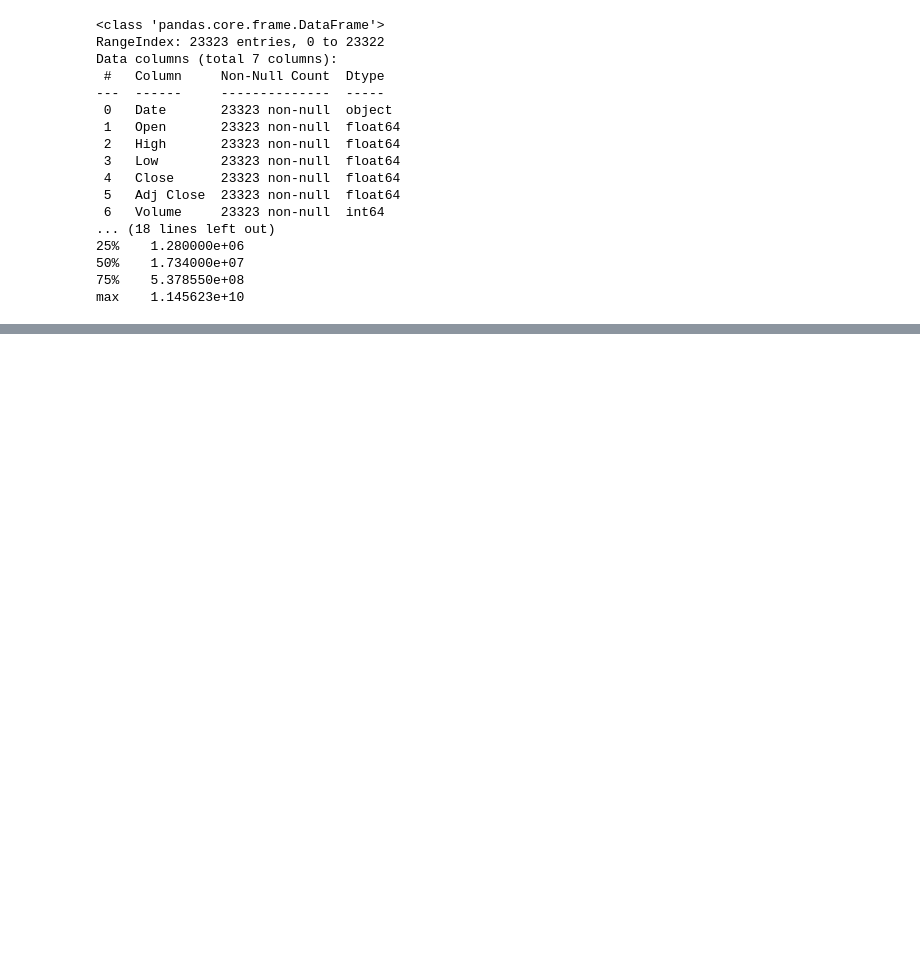
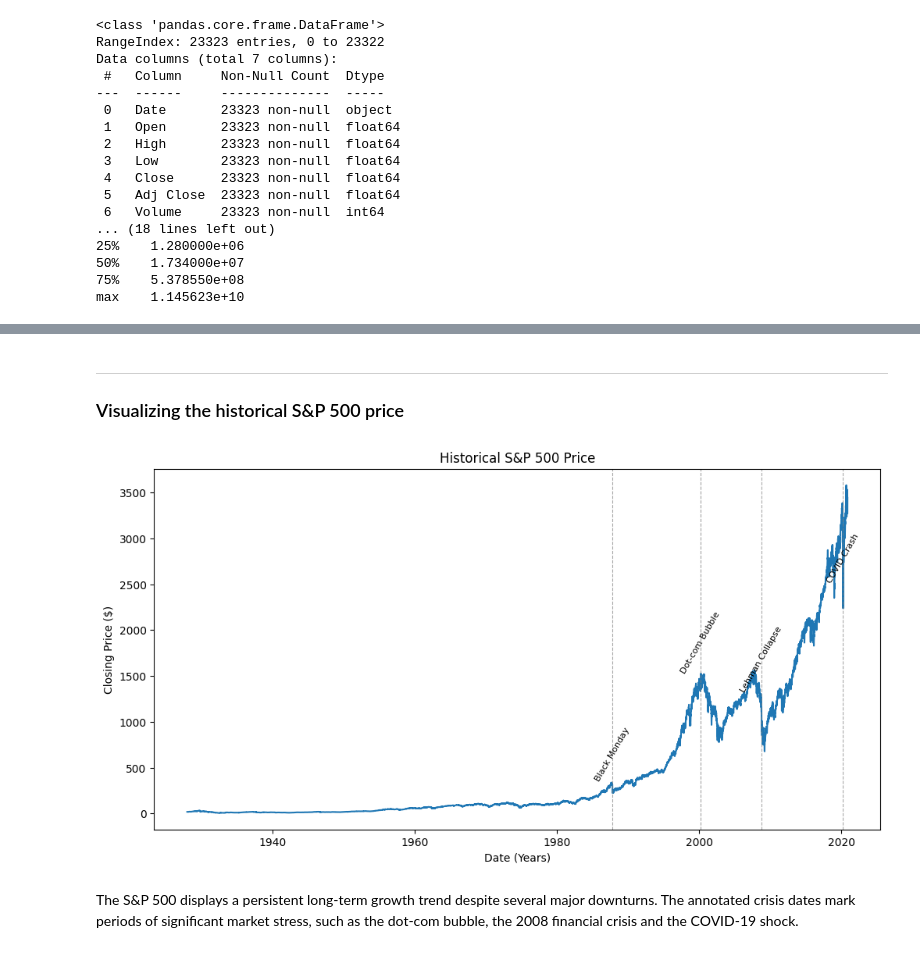
Before and after one commit to Pablo-Mateu/sp500-market-regimes, a Jupyter notebook: notebooks/EDA.ipynb, the cells around one changed output, grey strips where cells are left out. Drawn from its saved outputs; the diff is of its cells as text; code cells hidden in the pictures; blank space fills up the shorter version.

```diff
--- a/notebooks/EDA.ipynb
+++ b/notebooks/EDA.ipynb
@@ -57,0 +64,3 @@ max    1.145623e+10
+# %%
+df["Date"] = pd.to_datetime(df["Date"])
+df["Date"].is_monotonic_increasing
@@ -57,0 +71,3 @@ max    1.145623e+10
+# %%
+df = df.set_index("Date")
+df.head()
@@ -57,0 +82,53 @@ max    1.145623e+10
+# %% [markdown]
+---
+
+### Visualizing the historical S&P 500 price
+# %%
+import matplotlib.pyplot as plt
+
+COLORS = {
+    "price": "#1f77b4",
+    "volume": "#7f7f7f",
+    "returns": "#2ca02c",
+    "volatility": "#d62728"
+}
+
+crisis_dates = [
+    ("1987-10-19", "Black Monday"),
+    ("2000-03-10", "Dot-com Bubble"),
+    ("2008-09-15", "Lehman Collapse"),
+    ("2020-03-16", "COVID Crash"),
+]
+
+fig, ax = plt.subplots(figsize=(12, 6))
+
+ax.plot(df.index, df["Close"], color=COLORS["price"])
+
+for date_str, label in crisis_dates:
+
+    date = pd.to_datetime(date_str)
+
+    ax.axvline(date, linestyle="--", color="gray", linewidth=0.8, alpha=0.7)
+
+    y_pos = df["Close"].loc[date_str]
+
+    ax.annotate(
+        label,
+        xy=(date, y_pos),
+        xytext=(0, 10),
+        textcoords="offset points",
+        rotation=60,
+        va="bottom",
+        ha="center",
+        fontsize=8,
+        color="black"
+    )
+
+ax.set_title("Historical S&P 500 Price")
+ax.set_xlabel("Date (Years)")
+ax.set_ylabel("Closing Price ($)")
+plt.show()
+# %% [output]
+[figure, added]
+# %% [markdown]
+The S&P 500 displays a persistent long-term growth trend despite several major downturns. The annotated crisis dates mark periods of significant market stress, such as the dot-com bubble, the 2008 financial crisis and the COVID-19 shock.
```
Also changed, not shown: parts of 6 cells of this notebook.
